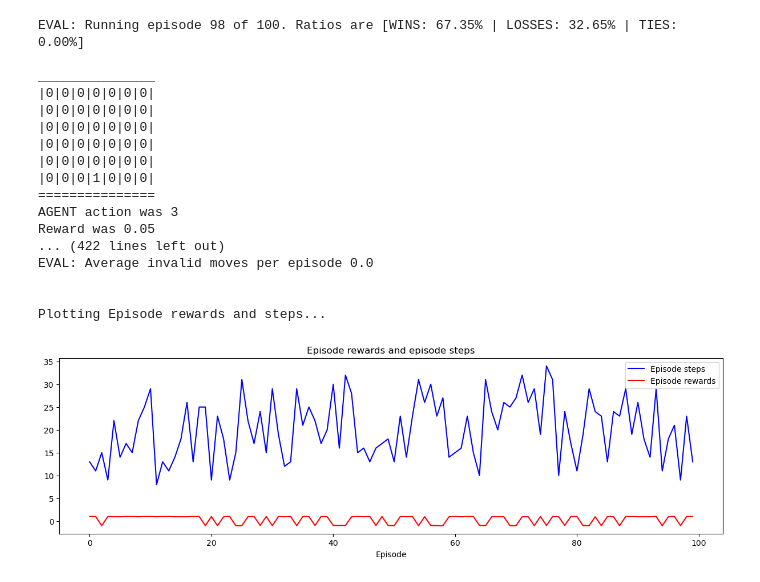
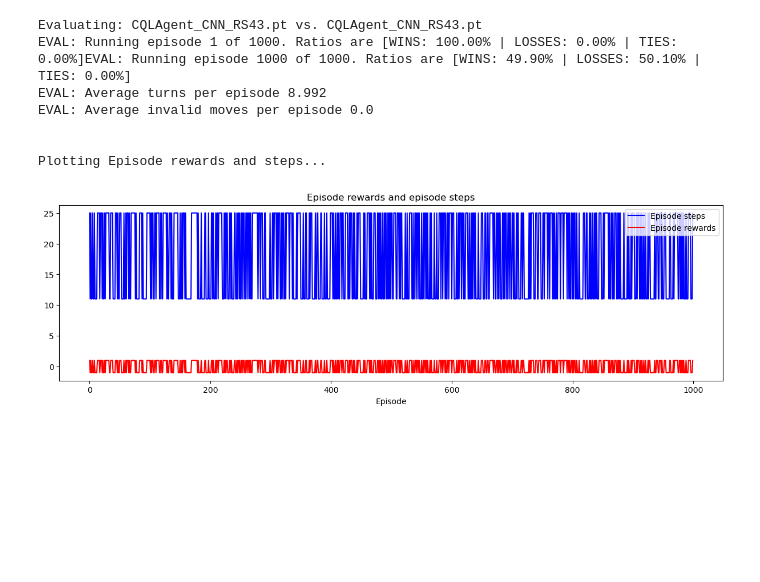
Before and after one commit to odudler/dl2023, a Jupyter notebook: notebook.ipynb, the cells around one changed output. Drawn from its saved outputs; the diff is of its cells as text; code cells hidden in the pictures; blank space fills up the shorter version.

Commit message:
Fix in trainer.py, get_state_inverted() for opponent. Added evaluation.txt file.

```diff
--- a/notebook.ipynb
+++ b/notebook.ipynb
@@ -118,24 +118,29 @@ Plotting Episode rewards and steps...
 # %%
 ####################
-# QUICK EVALUATION #
+# AGENT EVALUATION #
 ####################
 
 # Tweek these parameters for evaluation
-episodes = 100
+episodes = 1000
 # Agent
-agent_type = 'DDQAgent'                # DDQAgent, DeepQAgent, CQLAgent
-agent_network_type = 'CNN'            # CNN, FCNN
+agent_type = 'CQLAgent'                 # DDQAgent, DeepQAgent, CQLAgent, MinimaxAgent, RandomAgent
+agent_network_type = 'CNN'              # CNN, FCNN
 # Opponent
-opponent_type = 'RandomAgent'         # DDQAgent, DeepQAgent, CQLAgent, MinimaxAgent, RandomAgent
-opponent_network_type = 'CNN'          # CNN, FCNN
+opponent_type = 'CQLAgent'              # DDQAgent, DeepQAgent, CQLAgent, MinimaxAgent, RandomAgent
+opponent_network_type = 'CNN'           # CNN, FCNN
 minimax_depth = 2
 minimax_epsilon = 0.3
 epsilon_max = 1
 epsilon_min = 0.01
 epsilon_decay = 0.9997
 
+# Set random seed value (we chose 41, 42 and 43)
+random_seed_nr = 43
+
+# You don't need to change anything below here for evaluation
+
 # Fix random seed
-utils.seed_everything(42, deterministic=False)
+utils.seed_everything(random_seed_nr, deterministic=False)
 
 # Use GPU if available
 device = torch.device("cuda:0" if torch.cuda.is_available() else "cpu")
@@ -152,47 +157,49 @@ if agent_type == 'DDQAgent':
 elif agent_type == 'DeepQAgent':
     agent = DeepQAgent(env=eval_env, epsilon_max=epsilon_max, epsilon_min=epsilon_min, epsilon_decay=epsilon_decay, network_type=agent_network_type, device=device)
 elif agent_type == 'CQLAgent':
     agent = CQLAgent(env=eval_env, epsilon_max=epsilon_max, epsilon_min=epsilon_min, epsilon_decay=epsilon_decay, network_type=agent_network_type, device=device)
+elif agent_type == 'MinimaxAgent':
+    agent = MinimaxAgent(env=eval_env, depth=minimax_depth, epsilon=minimax_epsilon, player=AGENT)
+elif agent_type == 'RandomAgent':
+    agent = RandomAgent(env=eval_env)
 else:
     raise ValueError(f"Unknown agent_type: {agent_type}")
 
 # Define opponent
 if opponent_type == 'DDQAgent':
     opponent = DDQAgent(env=eval_env, epsilon_max=epsilon_max, epsilon_min=epsilon_min, epsilon_decay=epsilon_decay, network_type=opponent_network_type, device=device)
 elif opponent_type == 'DeepQAgent':
     opponent = DeepQAgent(env=eval_env, epsilon_max=epsilon_max, epsilon_min=epsilon_min, epsilon_decay=epsilon_decay, network_type=opponent_network_type, device=device)
 elif opponent_type == 'CQLAgent':
     opponent = CQLAgent(env=eval_env, epsilon_max=epsilon_max, epsilon_min=epsilon_min, epsilon_decay=epsilon_decay, network_type=opponent_network_type, device=device)
 elif opponent_type == 'MinimaxAgent':
     opponent = MinimaxAgent(env=eval_env, depth=minimax_depth, epsilon=minimax_epsilon, player=OPPONENT)
 elif opponent_type == 'RandomAgent':
     opponent = RandomAgent(env=eval_env)
 else:
     raise ValueError(f"Unknown opponent_type: {opponent_type}")
 
-# Load pretrained model
-agent.load_model('./saved_models/DDQAgent_CNN_12871.pt')
+agent_string = f"{agent_type}_{agent_network_type}_RS{random_seed_nr}.pt" if agent_type in ['DDQAgent', 'CQLAgent', 'DeepQAgent'] else None
+opponent_string = f"{opponent_type}_{opponent_network_type}_RS{random_seed_nr}.pt" if opponent_type in ['DDQAgent', 'CQLAgent', 'DeepQAgent'] else None
+
+# Load pretrained models
+if agent_type in ['DDQAgent', 'CQLAgent', 'DeepQAgent']:
+    agent.load_model(f'./saved_models/{agent_string}')
+if opponent_type in ['DDQAgent', 'CQLAgent', 'DeepQAgent']:
+    opponent.load_model(f'./saved_models/{opponent_string}')
 
 # Initialize trainer
 trainer = Trainer(env=eval_env, agent=agent, opponent=opponent, agent_id=AGENT, opponent_id=OPPONENT, device=device, verbose=True)
+
 # Run evaluation
-trainer.eval(agent=agent, opponent=opponent, episodes=episodes, agent_start=None, print_last_n_games=2)
+print(f"Evaluating: {agent_string if agent_string else agent_type} vs. {opponent_string if opponent_string else opponent_type}")
+trainer.eval(agent=agent, opponent=opponent, episodes=episodes, agent_start=None, print_last_n_games=0)
 # %% [output]
-EVAL: Running episode 98 of 100. Ratios are [WINS: 67.35% | LOSSES: 32.65% | TIES: 0.00%]
-
-_______________
-|0|0|0|0|0|0|0|
-|0|0|0|0|0|0|0|
-|0|0|0|0|0|0|0|
-|0|0|0|0|0|0|0|
-|0|0|0|0|0|0|0|
-|0|0|0|1|0|0|0|
-===============
-AGENT action was 3
-Reward was 0.05
-... (422 lines left out)
+Evaluating: CQLAgent_CNN_RS43.pt vs. CQLAgent_CNN_RS43.pt
+EVAL: Running episode 1 of 1000. Ratios are [WINS: 100.00% | LOSSES: 0.00% | TIES: 0.00%]EVAL: Running episode 1000 of 1000. Ratios are [WINS: 49.90% | LOSSES: 50.10% | TIES: 0.00%]
+EVAL: Average turns per episode 8.992
 EVAL: Average invalid moves per episode 0.0
 
 
 Plotting Episode rewards and steps...
-[figure, old version]
+[figure, new version]
```
Also changed, not shown: parts of 1 cell of this notebook, 3 other files.
